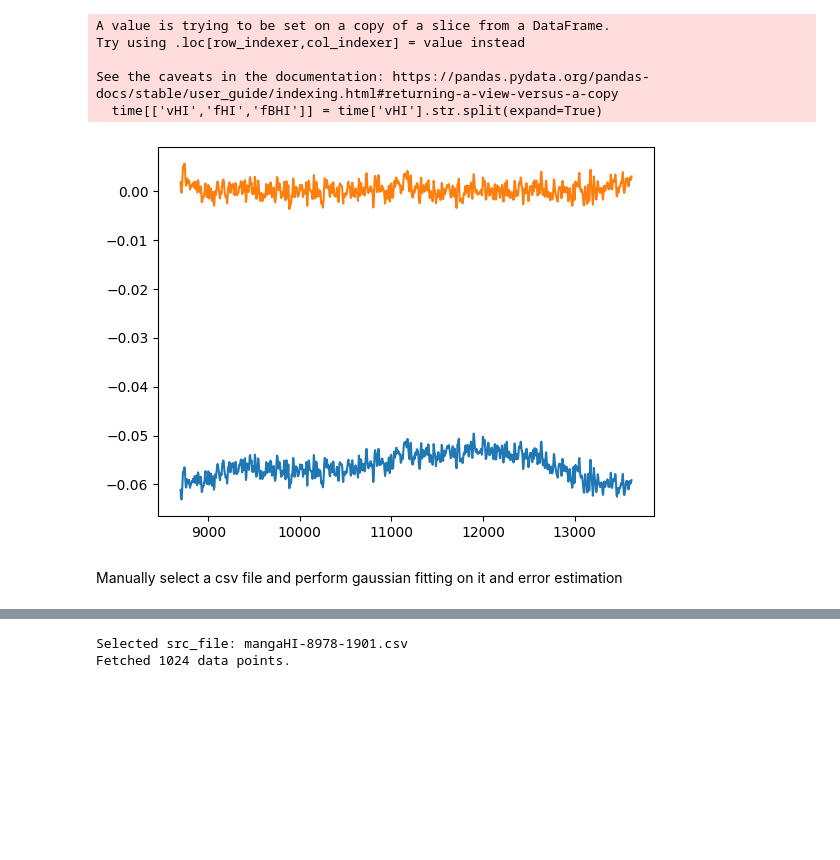
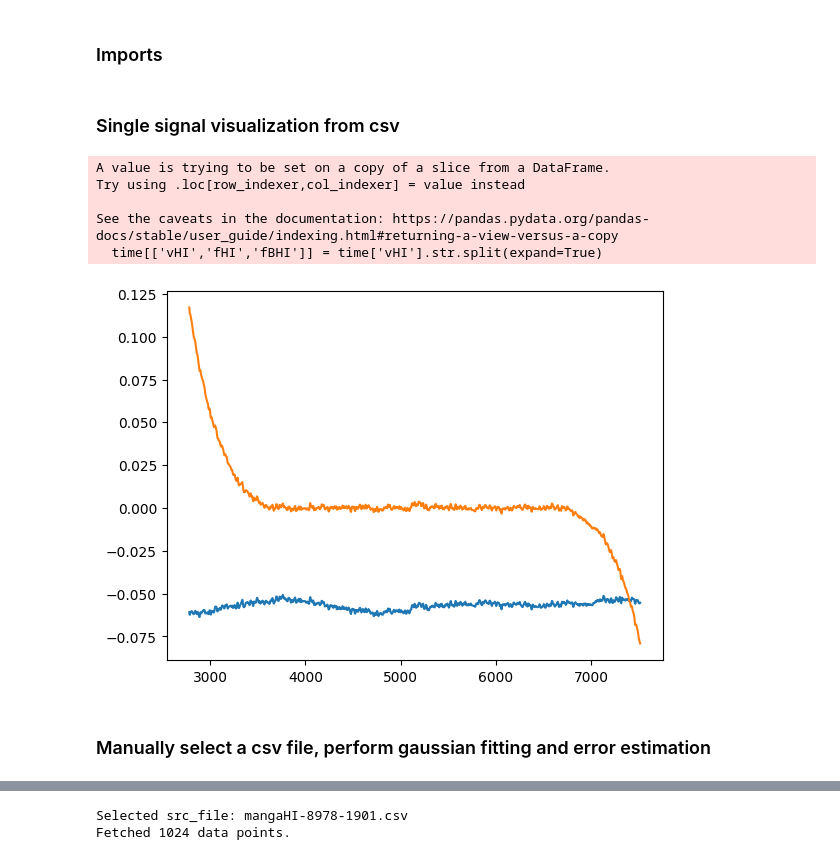
Before and after one commit to PanagiotisPetrid/ASTRO-BEAM-PanagiotisPetridis, a Jupyter notebook: data.ipynb, the cells around one changed output, grey strips where cells are left out. Drawn from its saved outputs; the diff is of its cells as text; code cells hidden in the pictures; blank space fills up the shorter version.

Commit message:
added headers, metrics, plots

```diff
--- a/data.ipynb
+++ b/data.ipynb
@@ -1,3 +1,5 @@
+# %% [markdown]
+### Imports
 # %%
 import pandas as pd
 import matplotlib.pyplot as plt
@@ -10,23 +12,25 @@ import random
+# %% [markdown]
+### Single signal visualization from csv
 # %%
-file = 'mangaHI-8084-3704.csv'
+file = 'mangaHI-7972-3701.csv'
 
 timeSeries = pd.read_csv(file, names = ('vHI','fHI', 'fBHI'))
 
 time = timeSeries[22:-1]
 time[['vHI','fHI','fBHI']] = time['vHI'].str.split(expand=True)
 time = time.reset_index(drop=True).astype(float)
 
 plt.plot(time['vHI'], time['fBHI'])
 plt.plot(time['vHI'], time['fHI'])
 
 plt.show()
 # %% [output]
 A value is trying to be set on a copy of a slice from a DataFrame.
 Try using .loc[row_indexer,col_indexer] = value instead
 
 See the caveats in the documentation: https://pandas.pydata.org/pandas-docs/stable/user_guide/indexing.html#returning-a-view-versus-a-copy
   time[['vHI','fHI','fBHI']] = time['vHI'].str.split(expand=True)
-[figure, old version]
+[figure, new version]
 # %% [markdown]
-Manually select a csv file and perform gaussian fitting on it and error estimation
+### Manually select a csv file, perform gaussian fitting and error estimation
 # %%
```
Also changed, not shown: parts of 5 cells of this notebook.
